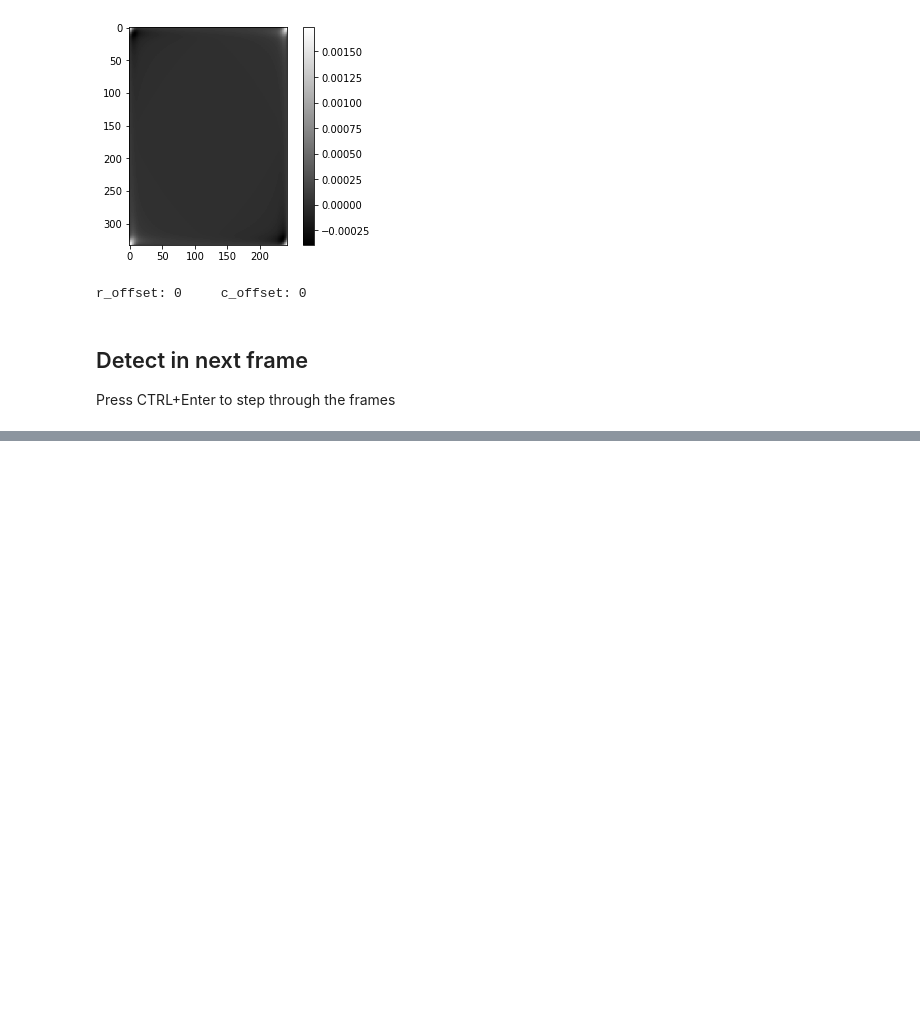
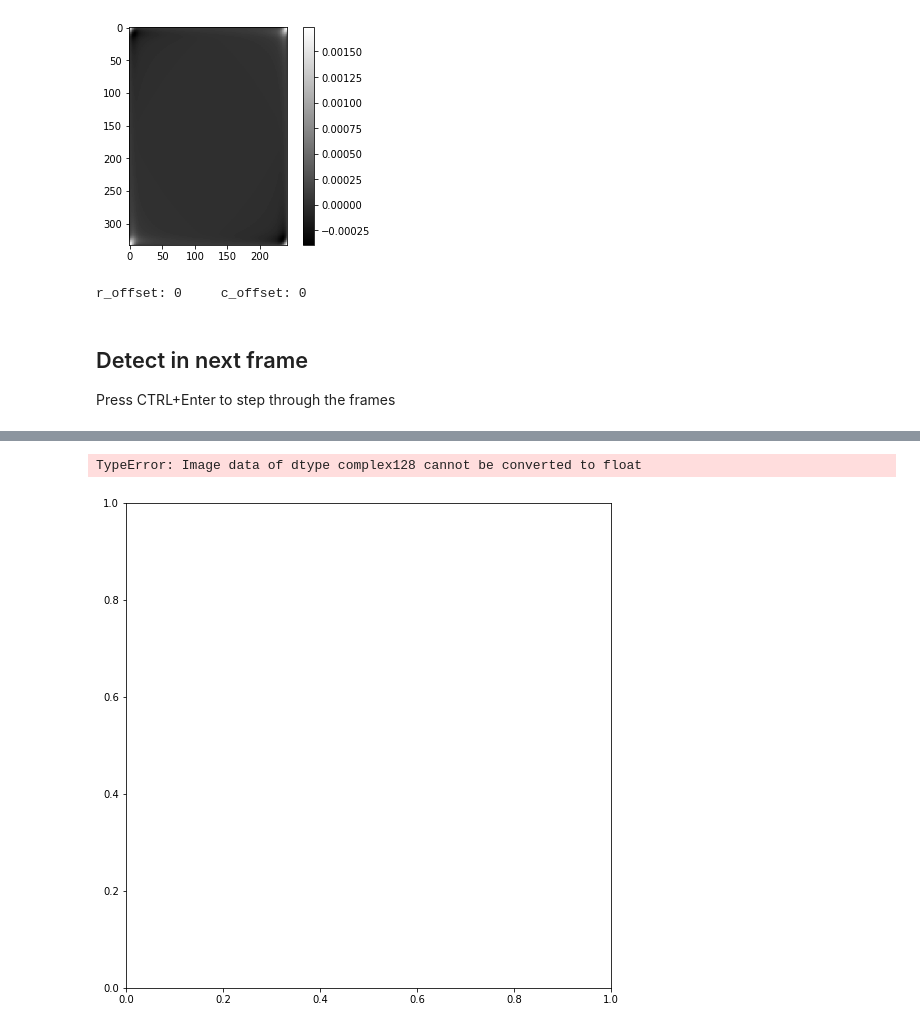
Before and after one commit to TobiasNorlund/lfr-module-2, a Jupyter notebook: notebooks/MOSSE.ipynb, the cells around one changed output, grey strips where cells are left out. Saved outputs shown, nothing was run; the diff lists cells and outputs as text; code cells hidden in the pictures; blank space fills up the shorter version.

```diff
--- a/notebooks/MOSSE.ipynb
+++ b/notebooks/MOSSE.ipynb
@@ -186,0 +251,26 @@ r_offset: -3    c_offset: 4
+# %%
+# detect
+frame_idx += 1
+frame = next(a_seq)
+# %%
+image = frame["image"]
+
+
+feat_descr = tracker.desc_patch_from_image(image, region)
+Ps = [fft2(MOSSEMultiChannel.normalize(feat_descr[:,:,i])) for i in range(4)]
+
+responses = [ifft2(np.conjugate(M) * P) for M, P in zip(Ms, Ps)]
+response = np.sum(responses, axis=0)
+# %%
+plt.figure(figsize=(40,40))
+plt.subplot(141)
+plt.imshow(response, cmap="gray")
+#plt.subplot(142)
+#plt.imshow(responses[1], cmap="gray")
+#plt.subplot(143)
+#plt.imshow(responses[2], cmap="gray")
+#plt.subplot(144)
+#plt.imshow(responses[3], cmap="gray")
+# %% [output]
+TypeError: Image data of dtype complex128 cannot be converted to float
+[figure, added]
```
Also changed, not shown: parts of 8 cells of this notebook, 3 other files.
